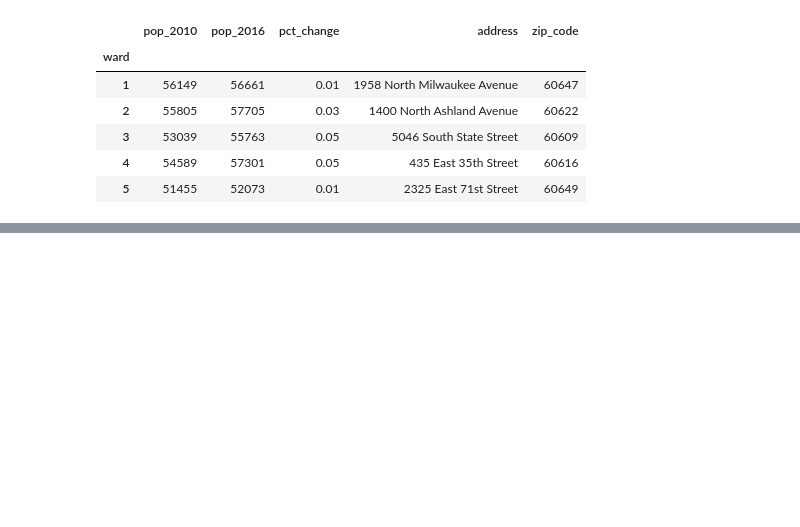
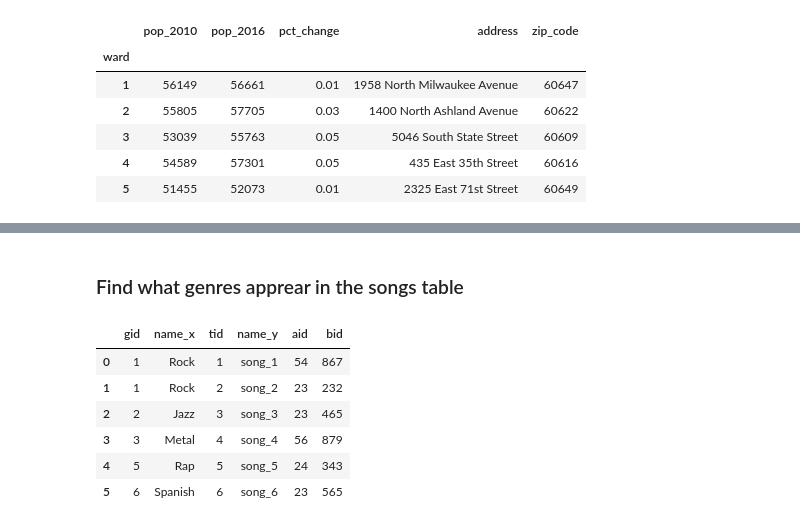
Before and after one commit to Jose-Servin/DataCamp, a Jupyter notebook: Courses/Joining_Data/Joining_Data_Pandas.ipynb, the cells around one changed output, grey strips where cells are left out. Saved outputs shown, nothing was run; the diff lists cells and outputs as text; code cells hidden in the pictures; blank space fills up the shorter version.

```diff
--- a/Courses/Joining_Data/Joining_Data_Pandas.ipynb
+++ b/Courses/Joining_Data/Joining_Data_Pandas.ipynb
@@ -780,0 +791,18 @@ merge_on_diff_index.head()
+# %%
+genre = pd.read_csv('/Users/joseservin/DataCamp/Courses/Joining_Data/genres.csv')
+# %%
+songs = pd.read_csv('/Users/joseservin/DataCamp/Courses/Joining_Data/songs.csv')
+# %% [markdown]
+### Find what genres apprear in the songs table
+# %%
+genres_songs = genre.merge(songs, on='gid')
+# %%
+genres_songs
+# %% [output]
+|  | gid | name_x | tid | name_y | aid | bid |
+| 0 | 1 | Rock | 1 | song_1 | 54 | 867 |
+| 1 | 1 | Rock | 2 | song_2 | 23 | 232 |
+| 2 | 2 | Jazz | 3 | song_3 | 23 | 465 |
+| 3 | 3 | Metal | 4 | song_4 | 56 | 879 |
+| 4 | 5 | Rap | 5 | song_5 | 24 | 343 |
+| 5 | 6 | Spanish | 6 | song_6 | 23 | 565 |
```
Also changed, not shown: parts of 21 cells of this notebook, 5 other files.
